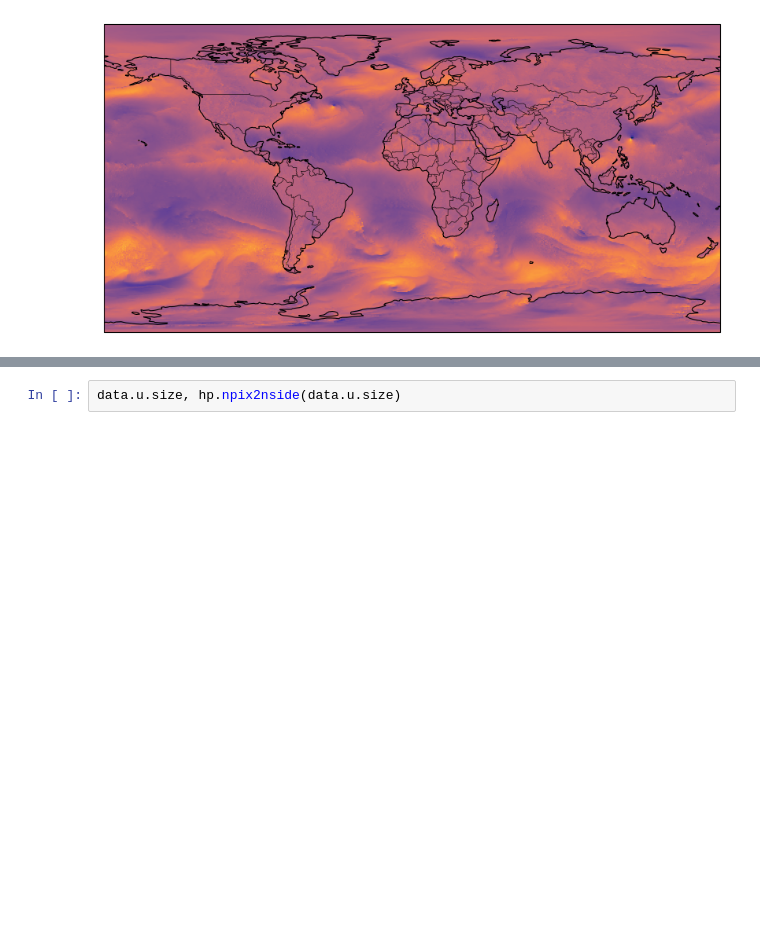
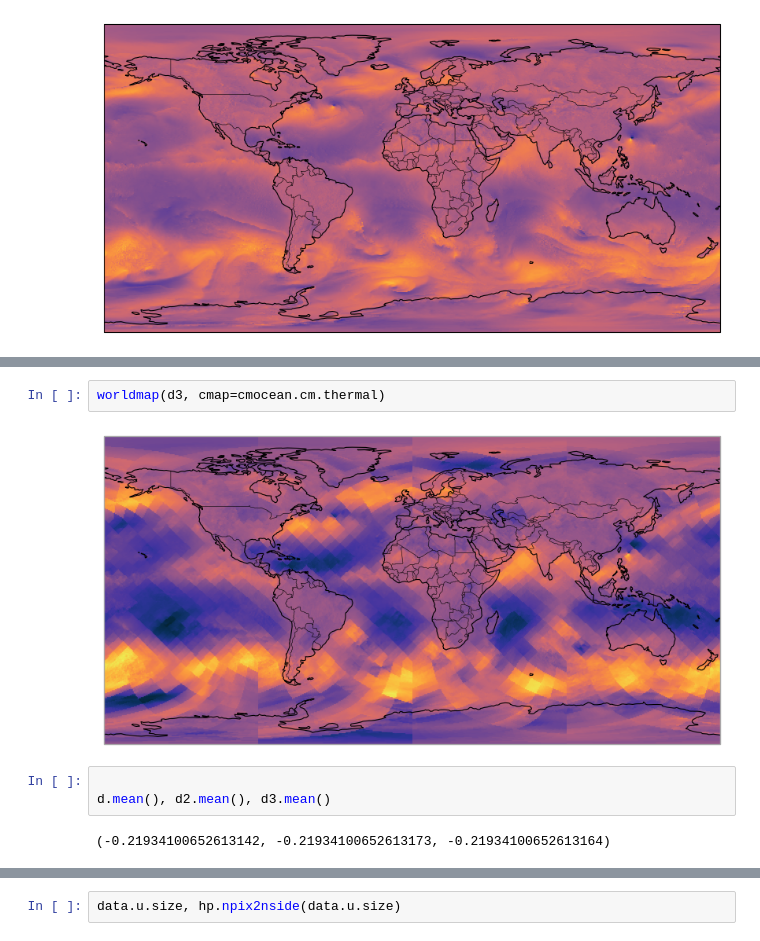
Before and after one commit to feng045/wcrp_hackathon, a Jupyter notebook: notebooks/plot_healpix_data.ipynb, the cells around one changed output, grey strips where cells are left out. Saved outputs shown, nothing was run; the diff lists cells and outputs as text; blank space fills up the shorter version.

```diff
--- a/notebooks/plot_healpix_data.ipynb
+++ b/notebooks/plot_healpix_data.ipynb
@@ -139,0 +155,9 @@ worldmap(data.u.isel(t=0, p=0), cmap=cmocean.cm.thermal)
+# %%
+worldmap(d3, cmap=cmocean.cm.thermal)
+# %% [output]
+[figure, added]
+# %%
+
+d.mean(), d2.mean(), d3.mean()
+# %% [output]
+(-0.21934100652613142, -0.21934100652613173, -0.21934100652613164)
```
Also changed, not shown: parts of 13 cells of this notebook, 3 other files.
